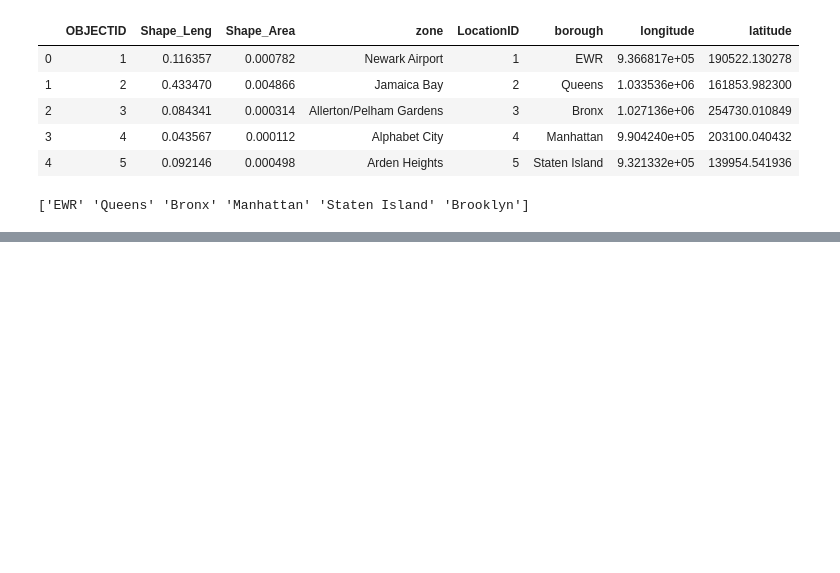
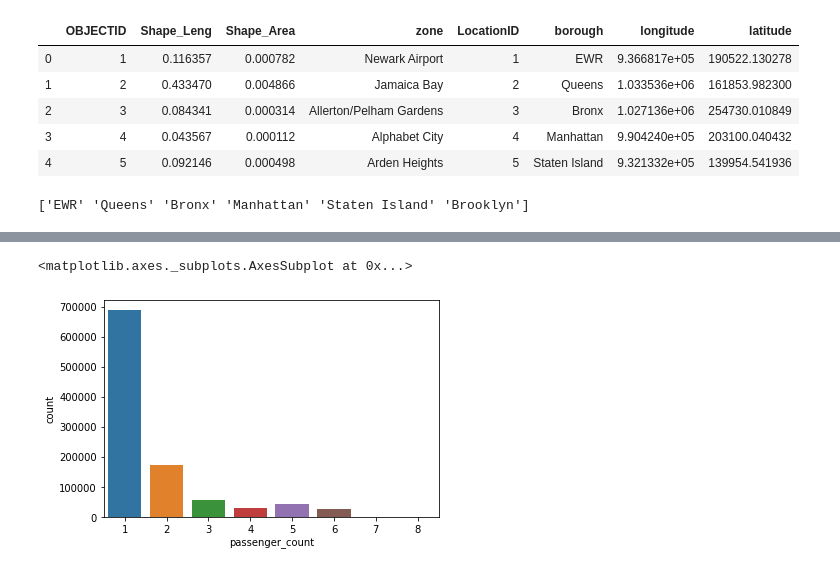
Before and after one commit to maliakber/algorithm-data-model-csc-501, a Jupyter notebook: source/assignment-2/assignment-2-jupnote.ipynb, the cells around one changed output, grey strips where cells are left out. Cells and saved outputs as stored; diff of their text form; code cells hidden in the pictures; blank space fills up the shorter version.

```diff
--- a/source/assignment-2/assignment-2-jupnote.ipynb
+++ b/source/assignment-2/assignment-2-jupnote.ipynb
@@ -279,0 +333,5 @@ draw_zone_map(ax, taxiZones)
+# %%
+sns.countplot(x="passenger_count", data=taxiSample)
+# %% [output]
+<matplotlib.axes._subplots.AxesSubplot at 0x...>
+[figure, added]
```
Also changed, not shown: parts of 39 cells of this notebook.
